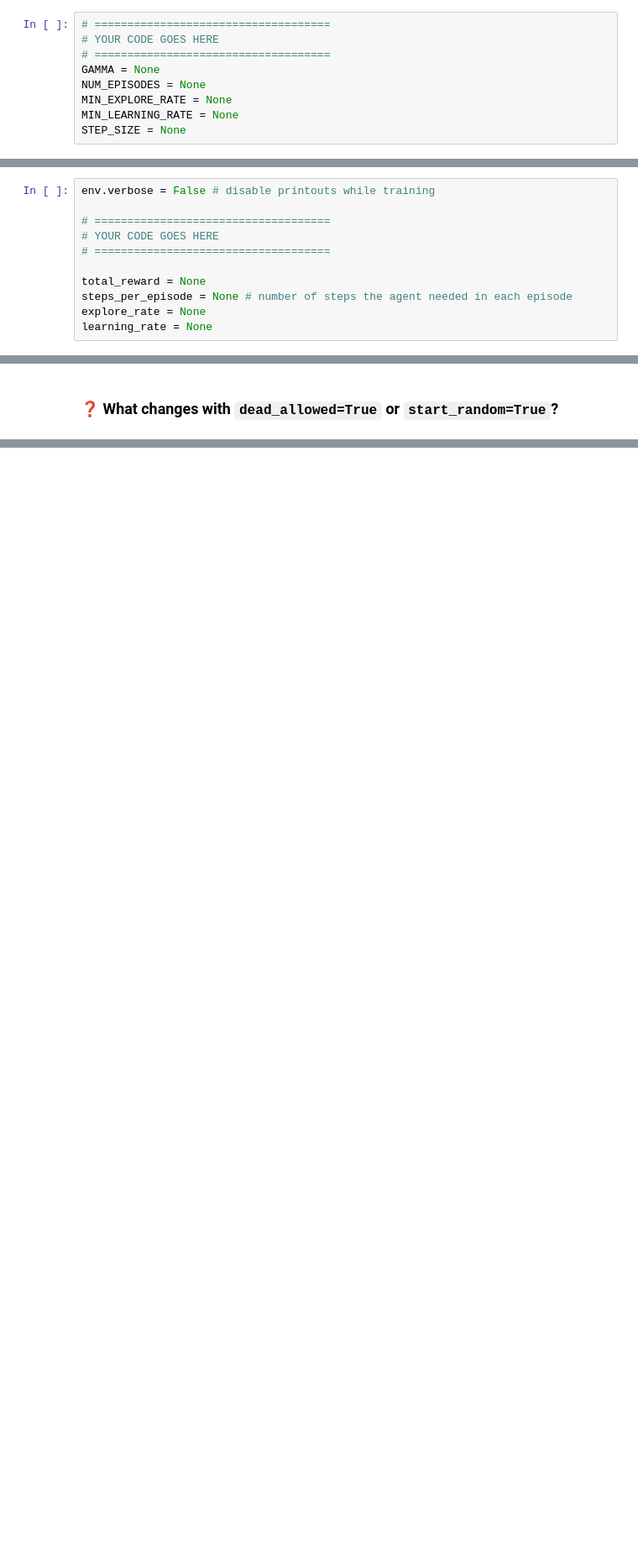
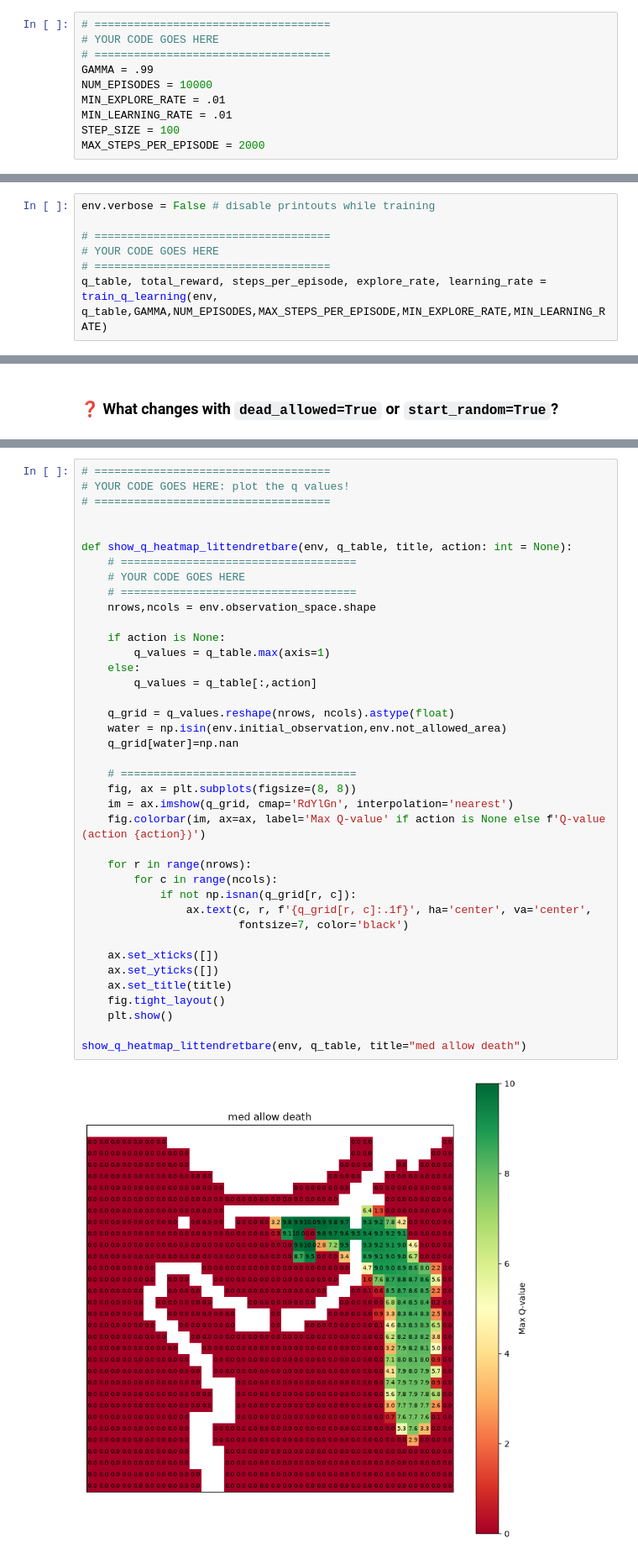
Before and after one commit to ffredz/TDT4172prosjekter, a Jupyter notebook: Project4/Project4_RL.ipynb, the cells around one changed output, grey strips where cells are left out. Shown at 84% size. Drawn from its saved outputs; the diff is of its cells as text; blank space fills up the shorter version.

```diff
--- a/Project4/Project4_RL.ipynb
+++ b/Project4/Project4_RL.ipynb
@@ -734,11 +750,12 @@ _ = env.render('human')
 # ====================================
 # YOUR CODE GOES HERE
 # ====================================
-GAMMA = None
-NUM_EPISODES = None
-MIN_EXPLORE_RATE = None
-MIN_LEARNING_RATE = None
-STEP_SIZE = None
+GAMMA = .99
+NUM_EPISODES = 10000
+MIN_EXPLORE_RATE = .01
+MIN_LEARNING_RATE = .01
+STEP_SIZE = 100
+MAX_STEPS_PER_EPISODE = 2000
 # %% [markdown]
 ### 🐤 Now use Q-learning to learn the Q-table
 ### Step 4: Train the agent using Q-learning
@@ -748,10 +765,6 @@ env.verbose = False # disable printouts while training
 # ====================================
 # YOUR CODE GOES HERE
 # ====================================
-
-total_reward = None
-steps_per_episode = None # number of steps the agent needed in each episode
-explore_rate = None
-learning_rate = None
+q_table, total_reward, steps_per_episode, explore_rate, learning_rate = train_q_learning(env, q_table,GAMMA,NUM_EPISODES,MAX_STEPS_PER_EPISODE,MIN_EXPLORE_RATE,MIN_LEARNING_RATE)
 # %%
 print(f"Total reward after training: {total_reward}, total Explore rate after training: {explore_rate:.4f}")
@@ -828,0 +849,41 @@ plt.show()
+# %%
+# ====================================
+# YOUR CODE GOES HERE: plot the q values!
+# ====================================
+
+
+def show_q_heatmap_littendretbare(env, q_table, title, action: int = None):
+    # ====================================
+    # YOUR CODE GOES HERE
+    # ====================================
+    nrows,ncols = env.observation_space.shape
+
+    if action is None:
+        q_values = q_table.max(axis=1)
+    else:
+        q_values = q_table[:,action]
+
+    q_grid = q_values.reshape(nrows, ncols).astype(float)
+    water = np.isin(env.initial_observation,env.not_allowed_area)
+    q_grid[water]=np.nan
+
+    # ====================================
+    fig, ax = plt.subplots(figsize=(8, 8))
+    im = ax.imshow(q_grid, cmap='RdYlGn', interpolation='nearest')
+    fig.colorbar(im, ax=ax, label='Max Q-value' if action is None else f'Q-value (action {action})')
+
+    for r in range(nrows):
+        for c in range(ncols):
+            if not np.isnan(q_grid[r, c]):
+                ax.text(c, r, f'{q_grid[r, c]:.1f}', ha='center', va='center',
+                        fontsize=7, color='black')
+
+    ax.set_xticks([])
+    ax.set_yticks([])
+    ax.set_title(title)
+    fig.tight_layout()
+    plt.show()
+
+show_q_heatmap_littendretbare(env, q_table, title="med allow death")
+# %% [output]
+[figure, added]
```
Also changed, not shown: parts of 24 cells of this notebook, 2 other files.
